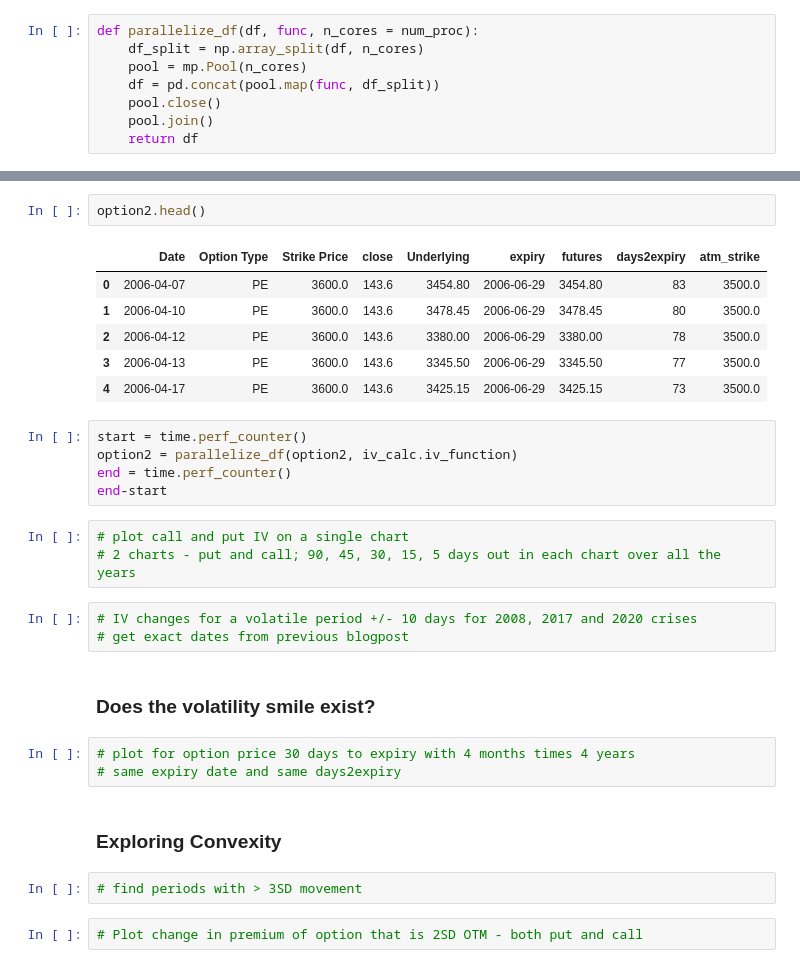
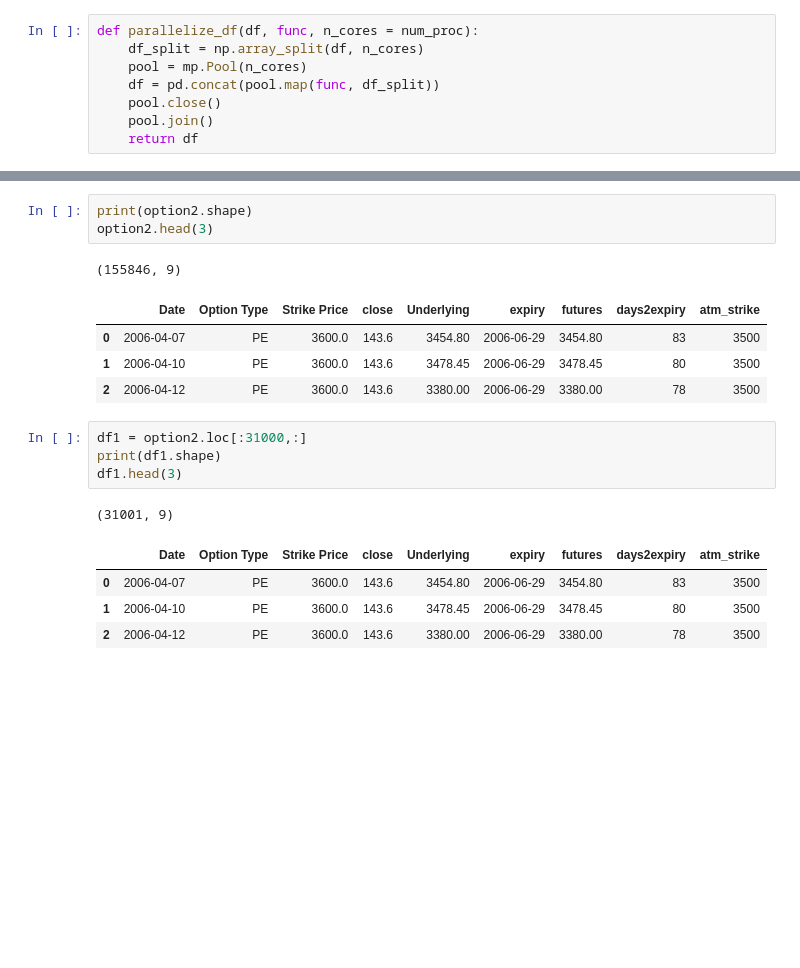
Before and after one commit to gurdeep101/fattailgain, a Jupyter notebook: nifty_option_pricing/code/nifty_option_pricing.ipynb, the cells around one changed output, grey strips where cells are left out. Saved outputs shown, nothing was run; the diff lists cells and outputs as text; blank space fills up the shorter version.

Commit message:
iv calc parallel
iv calc parallel

```diff
--- a/nifty_option_pricing/code/nifty_option_pricing.ipynb
+++ b/nifty_option_pricing/code/nifty_option_pricing.ipynb
@@ -420,31 +433,19 @@ end-start
 # %%
-option2.head()
+print(option2.shape)
+option2.head(3)
 # %% [output]
+(155846, 9)
 |  | Date | Option Type | Strike Price | close | Underlying | expiry | futures | days2expiry | atm_strike |
-| 0 | 2006-04-07 | PE | 3600.0 | 143.6 | 3454.80 | 2006-06-29 | 3454.80 | 83 | 3500.0 |
-| 1 | 2006-04-10 | PE | 3600.0 | 143.6 | 3478.45 | 2006-06-29 | 3478.45 | 80 | 3500.0 |
-| 2 | 2006-04-12 | PE | 3600.0 | 143.6 | 3380.00 | 2006-06-29 | 3380.00 | 78 | 3500.0 |
-| 3 | 2006-04-13 | PE | 3600.0 | 143.6 | 3345.50 | 2006-06-29 | 3345.50 | 77 | 3500.0 |
-| 4 | 2006-04-17 | PE | 3600.0 | 143.6 | 3425.15 | 2006-06-29 | 3425.15 | 73 | 3500.0 |
+| 0 | 2006-04-07 | PE | 3600.0 | 143.6 | 3454.80 | 2006-06-29 | 3454.80 | 83 | 3500 |
+| 1 | 2006-04-10 | PE | 3600.0 | 143.6 | 3478.45 | 2006-06-29 | 3478.45 | 80 | 3500 |
+| 2 | 2006-04-12 | PE | 3600.0 | 143.6 | 3380.00 | 2006-06-29 | 3380.00 | 78 | 3500 |
-# %%
-start = time.perf_counter()
-option2 = parallelize_df(option2, iv_calc.iv_function)
-end = time.perf_counter()
-end-start
-# %%
-# plot call and put IV on a single chart
-# 2 charts - put and call; 90, 45, 30, 15, 5 days out in each chart over all the years
-# %%
-# IV changes for a volatile period +/- 10 days for 2008, 2017 and 2020 crises
-# get exact dates from previous blogpost
-# %% [markdown]
-### Does the volatility smile exist?
-# %%
-# plot for option price 30 days to expiry with 4 months times 4 years
-# same expiry date and same days2expiry
-# %% [markdown]
-### Exploring Convexity
-# %%
-# find periods with > 3SD movement
-# %%
-# Plot change in premium of option that is 2SD OTM - both put and call
+# %%
+df1 = option2.loc[:31000,:]
+print(df1.shape)
+df1.head(3)
+# %% [output]
+(31001, 9)
+|  | Date | Option Type | Strike Price | close | Underlying | expiry | futures | days2expiry | atm_strike |
+| 0 | 2006-04-07 | PE | 3600.0 | 143.6 | 3454.80 | 2006-06-29 | 3454.80 | 83 | 3500 |
+| 1 | 2006-04-10 | PE | 3600.0 | 143.6 | 3478.45 | 2006-06-29 | 3478.45 | 80 | 3500 |
+| 2 | 2006-04-12 | PE | 3600.0 | 143.6 | 3380.00 | 2006-06-29 | 3380.00 | 78 | 3500 |
```
Also changed, not shown: parts of 17 cells of this notebook, 7 other files.
